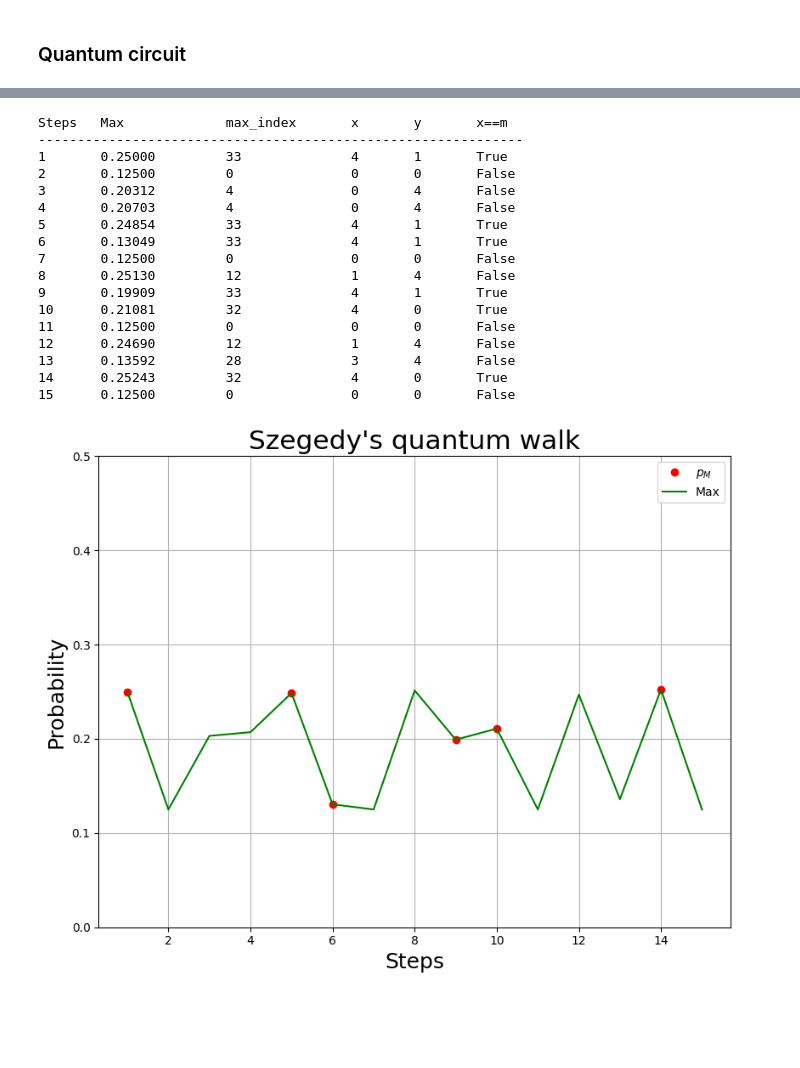
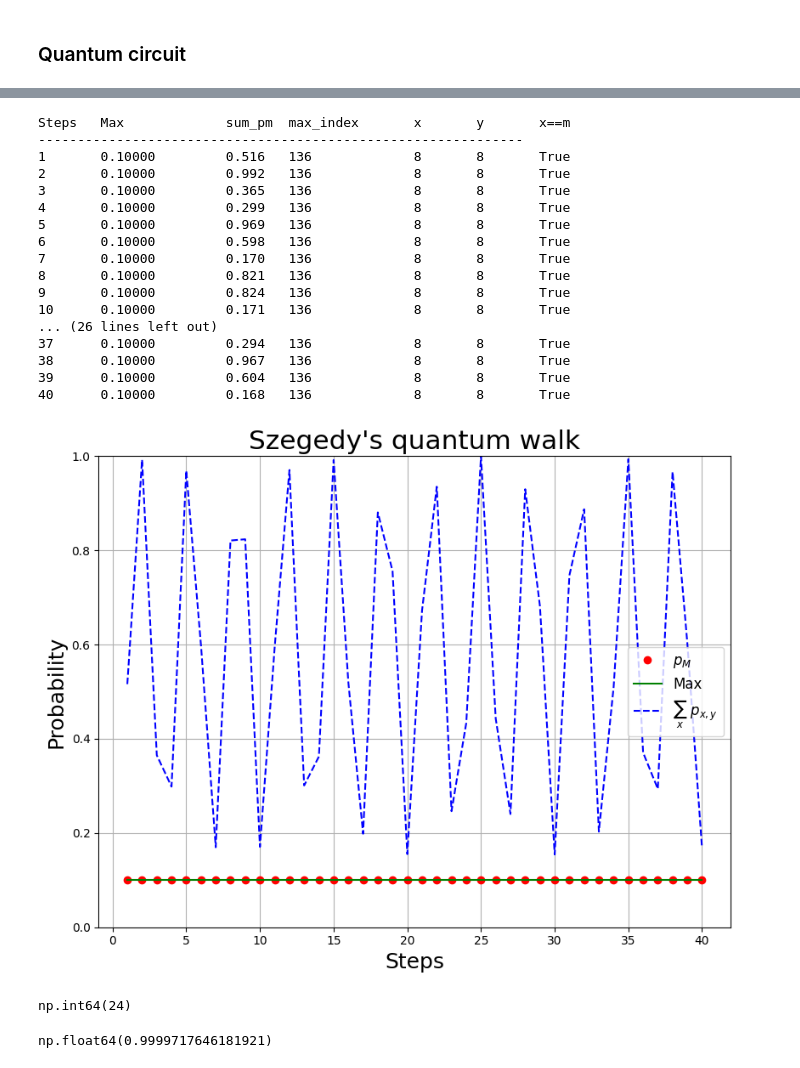
Before and after one commit to maxwell04-wq/qrw-for-pagerank, a Jupyter notebook: LitRev/2016_santos_queries/santos.ipynb, the cells around one changed output, grey strips where cells are left out. Cells and saved outputs as stored; diff of their text form; code cells hidden in the pictures; blank space fills up the shorter version.

```diff
--- a/LitRev/2016_santos_queries/santos.ipynb
+++ b/LitRev/2016_santos_queries/santos.ipynb
@@ -18,7 +18,7 @@ qml.__version__
 # %% [markdown]
 ## 2 Szegedy's Quatum Walk
 # %%
-N = 5 # dimension of the graph
+N = 10 # dimension of the graph
 n = int(np.ceil(np.log2(N))) # dimension of the associated Hilbert space
 print(f"N = {N}")
 print(f"n = {n}")
@@ -32,7 +32,7 @@ n = 3
 # %% [markdown]
 #### $P'$
 # %%
-m = 5 # marked state
+m = 9 # marked state
 absorbing = True # absorbing QRW for marked states
 # transition matrix
 P = block_diag(1/(N-1) * (np.ones(N) - np.eye(N)), np.eye(2**n-N))
@@ -42,7 +42,7 @@ if (absorbing):
         P[m-1, i] = 0
     P[m-1, m-1] = 1
 
-# print(P)
+print(P)
 print(P.shape)
 # print(P*P.T)
 # %% [output]
@@ -132,8 +148,8 @@ dev = qml.device("default.qubit", wires=num_qubits)
 
 @qml.qnode(dev)
 def circuit(steps):
-    # qml.StatePrep(psi, wires=range(num_qubits))
-    [qml.Hadamard(i) for i in range(num_qubits)]
+    qml.StatePrep(psi, wires=range(num_qubits))
+    # [qml.Hadamard(i) for i in range(num_qubits)]
     for _ in range(steps):
         # Apply the unitary matrix
         qml.QubitUnitary(Up, wires=range(num_qubits), id=r"$U_p$")
@@ -150,55 +166,71 @@ qml.draw_mpl(circuit)(3)
 m_x = []
 m_y = []
 max_data = []
+m_data = []
 
 # Execute the circuit
-print("Steps\tMax\t\tmax_index\tx\ty\tx==m")
+print("Steps\tMax\t\tsum_pm\tmax_index\tx\ty\tx==m")
 print("--------------------------------------------------------------")
-steps = 3*N
+steps = 4*N
 for k in range(1, steps+1):
-    state_vector = circuit(k)
+    state_vector = np.abs(circuit(k)**2)
     # Plot the quantum circuit
     # fig, ax = qml.draw_mpl(circuit)(steps)
     # ax.set_title(f"k={steps}", fontsize=20)
-    max_prob = np.abs(np.max(state_vector))
+    sum_pm = np.sum(state_vector[(m-1)*2**n:(m)*2**n])
+    for i in range(N):
+        if i==m-1:
+            continue
+        sum_pm += state_vector[2**n*i+(m-1)]
+    m_data.append(sum_pm)
+    max_prob = np.max(state_vector)
     max_data.append(max_prob)
     max_index = qml.math.argmax(state_vector)
-    print(f"{k}\t{max_prob:.5f}\t\t{max_index}\t\t{max_index//2**n}\t{max_index%2**n}\t{max_index//2**n==m-1}")
+    print(f"{k}\t{max_prob:.5f}\t\t{sum_pm:.3f}\t{max_index}\t\t{max_index//2**n}\t{max_index%2**n}\t{max_index//2**n==m-1}")
     if max_index//2**n==m-1:
         m_x.append(k)
         m_y.append(max_prob)
 # %% [output]
-Steps   Max             max_index       x       y       x==m
+Steps   Max             sum_pm  max_index       x       y       x==m
 --------------------------------------------------------------
-1       0.25000         33              4       1       True
-2       0.12500         0               0       0       False
-3       0.20312         4               0       4       False
-4       0.20703         4               0       4       False
-5       0.24854         33              4       1       True
-6       0.13049         33              4       1       True
-7       0.12500         0               0       0       False
-8       0.25130         12              1       4       False
-9       0.19909         33              4       1       True
-10      0.21081         32              4       0       True
-11      0.12500         0               0       0       False
-12      0.24690         12              1       4       False
-13      0.13592         28              3       4       False
-14      0.25243         32              4       0       True
-15      0.12500         0               0       0       False
+1       0.10000         0.516   136             8       8       True
+2       0.10000         0.992   136             8       8       True
+3       0.10000         0.365   136             8       8       True
+4       0.10000         0.299   136             8       8       True
+5       0.10000         0.969   136             8       8       True
+6       0.10000         0.598   136             8       8       True
+7       0.10000         0.170   136             8       8       True
+8       0.10000         0.821   136             8       8       True
+9       0.10000         0.824   136             8       8       True
+10      0.10000         0.171   136             8       8       True
+... (26 lines left out)
+37      0.10000         0.294   136             8       8       True
+38      0.10000         0.967   136             8       8       True
+39      0.10000         0.604   136             8       8       True
+40      0.10000         0.168   136             8       8       True
 # %%
 scale_factor = 1.5
 default_figsize = plt.rcParams["figure.figsize"]
 scaled_figsize = (default_figsize[0] * scale_factor, default_figsize[1] * scale_factor)
 
 plt.figure(figsize=scaled_figsize)
 plt.plot(m_x, m_y, "ro", label=r"$p_M$")
 plt.plot(range(1, steps+1), max_data, 'g', label=r"Max")
-plt.legend()
+plt.plot(range(1, steps+1), m_data, "b--", label=r"$\sum_x~p_{x,y}$")
+plt.legend(fontsize=12)
 plt.title("Szegedy's quantum walk", fontsize=15*scale_factor)
 plt.xlabel("Steps", fontsize=12*scale_factor)
 plt.ylabel("Probability", fontsize=12*scale_factor)
-plt.ylim((0, 0.5))
+plt.ylim((0, 1))
 plt.grid()
 plt.show()
 # %% [output]
-[figure, old version]
+[figure, new version]
+# %%
+np.argmax(m_data)
+# %% [output]
+np.int64(24)
+# %%
+np.max(m_data)
+# %% [output]
+np.float64(0.9999717646181921)
```
Also changed, not shown: parts of 5 cells of this notebook.
